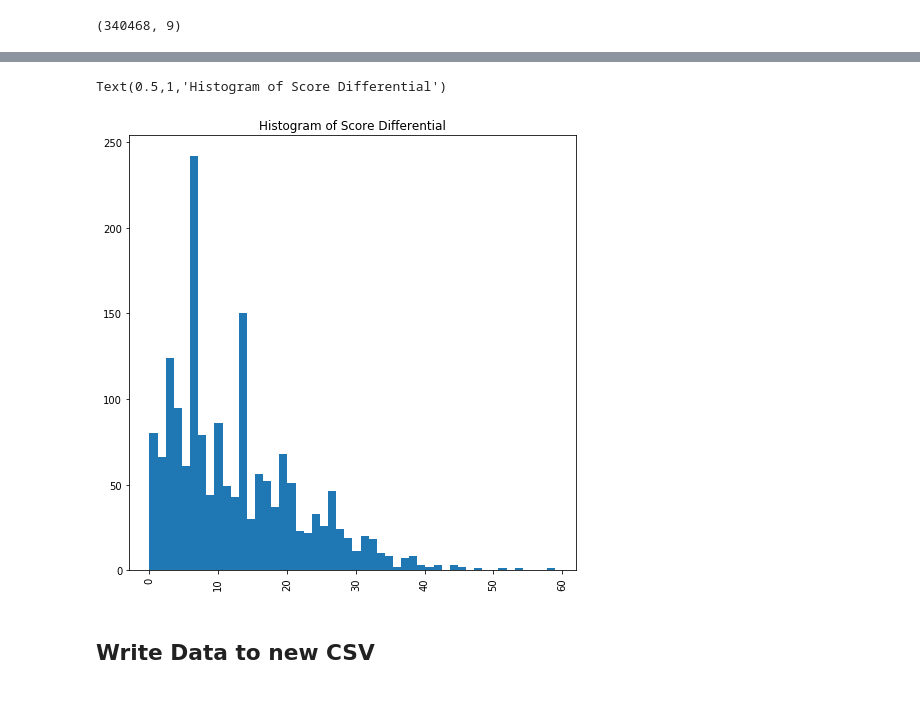
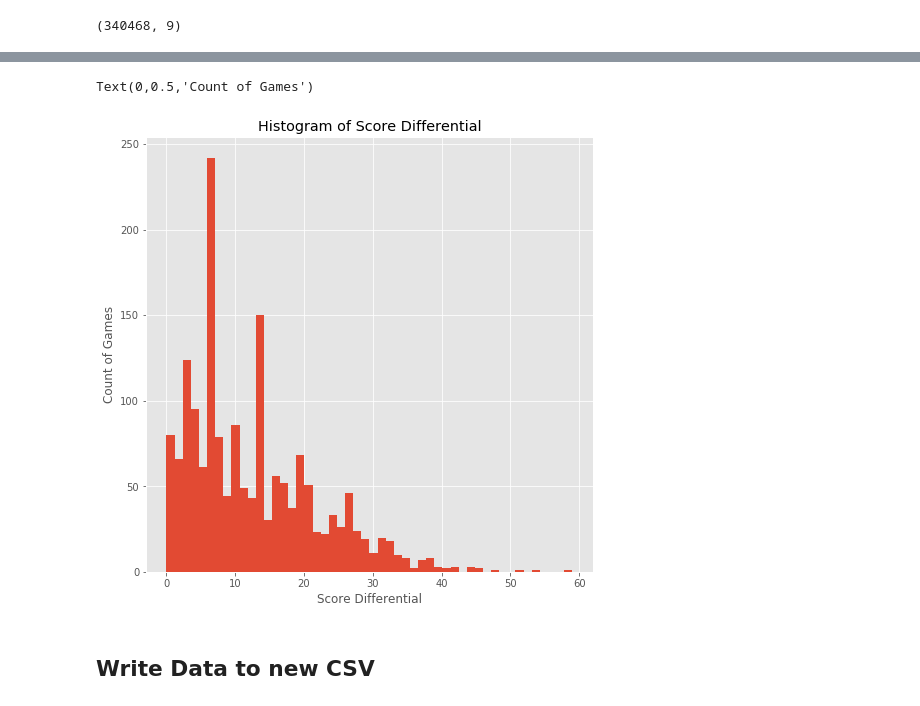
Before and after one commit to dsbrenna/NFLWinProbabilityModeling, a Jupyter notebook: Project Investigation.ipynb, the cells around one changed output, grey strips where cells are left out. Saved outputs shown, nothing was run; the diff lists cells and outputs as text; code cells hidden in the pictures.

```diff
--- a/Project Investigation.ipynb
+++ b/Project Investigation.ipynb
@@ -4,6 +4,7 @@ import numpy as np
 import matplotlib.pyplot as plt
 %matplotlib inline
 pd.set_option('display.max_columns', 100)
+plt.style.use('ggplot')
 
 df = pd.read_csv('NFL Play by Play 2009-2016 (v3).csv')
-df.head()
+#df.head()
@@ -252,11 +232,12 @@ Text(0.5,1,'Histograms of Number of Downs by Play')
 # %%
 plt.figure(figsize=(8,8))
 plt.hist(df_cleaned.loc[df_cleaned['PlayType']=='End of Game', 'ScoreDiff'].apply(abs).dropna(), bins=50)
-plt.xticks(rotation=90)
 plt.title('Histogram of Score Differential')
+plt.xlabel('Score Differential')
+plt.ylabel('Count of Games')
 # %% [output]
-Text(0.5,1,'Histogram of Score Differential')
+Text(0,0.5,'Count of Games')
-[figure, old version]
+[figure, new version]
 # %% [markdown]
 ## Write Data to new CSV
 # %%
```
Also changed, not shown: parts of 46 cells of this notebook.
